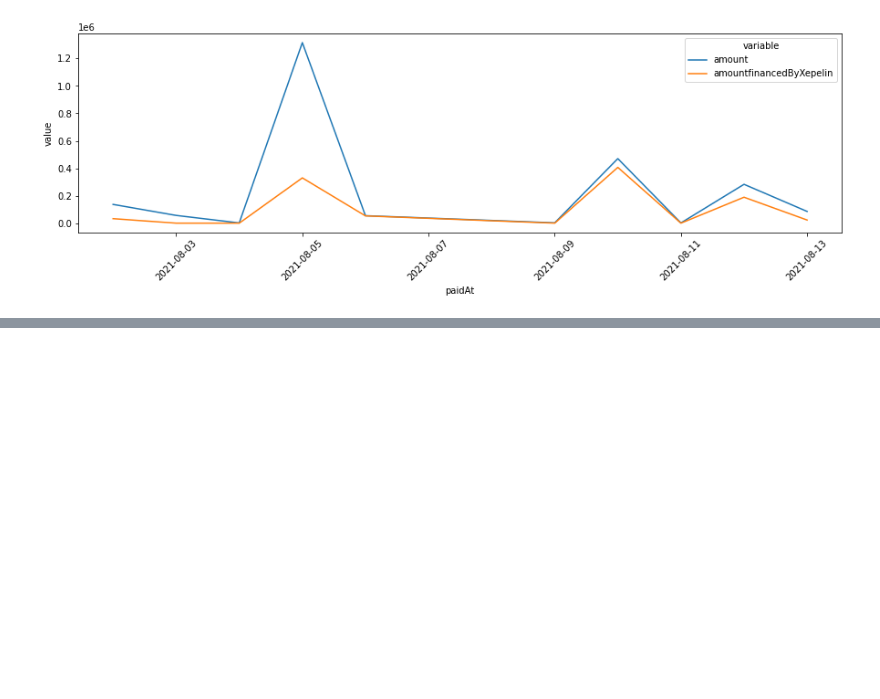
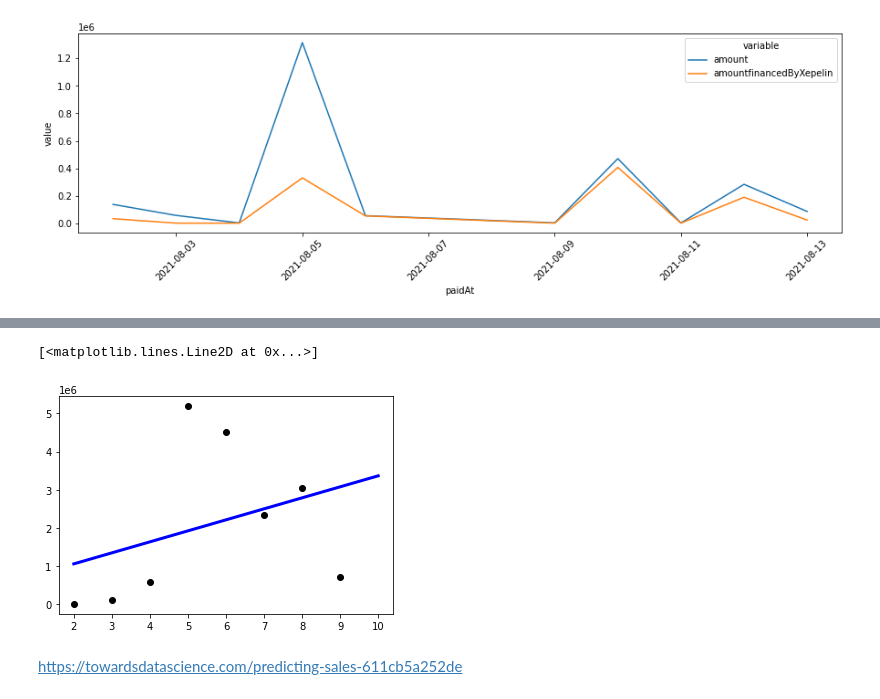
Before and after one commit to andrescerv/xepelin-challenge, a Jupyter notebook: notebook.ipynb, the cells around one changed output, grey strips where cells are left out. Saved outputs shown, nothing was run; the diff lists cells and outputs as text; code cells hidden in the pictures; blank space fills up the shorter version.

```diff
--- a/notebook.ipynb
+++ b/notebook.ipynb
@@ -216,0 +243,5 @@ None
+# %%
+X = month_df.index.values.reshape(-1, 1)
+y = month_df.amountfinancedByXepelin.values
+
+reg = LinearRegression().fit(X,y)
@@ -216,0 +273,10 @@ None
+# %%
+y_pred = reg.predict(np.arange(2,11).reshape(-1, 1))
+# %%
+plt.scatter(X, y, color="black")
+plt.plot(np.arange(2,11), y_pred, color="blue", linewidth=3)
+# %% [output]
+[<matplotlib.lines.Line2D at 0x...>]
+[figure, added]
+# %% [markdown]
+https://towardsdatascience.com/predicting-sales-611cb5a252de
```
Also changed, not shown: parts of 22 cells of this notebook.
